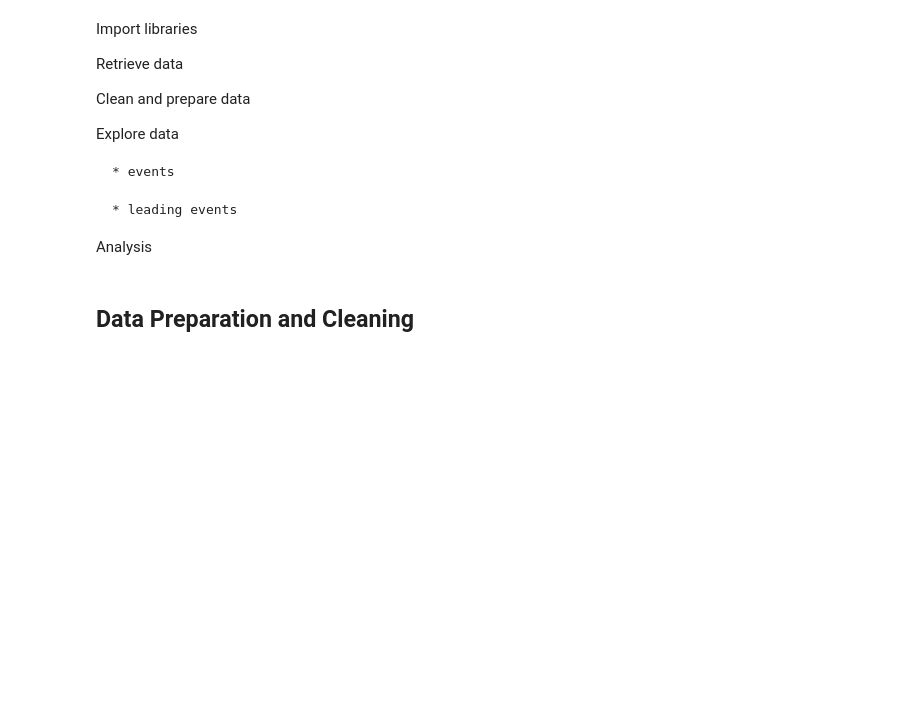
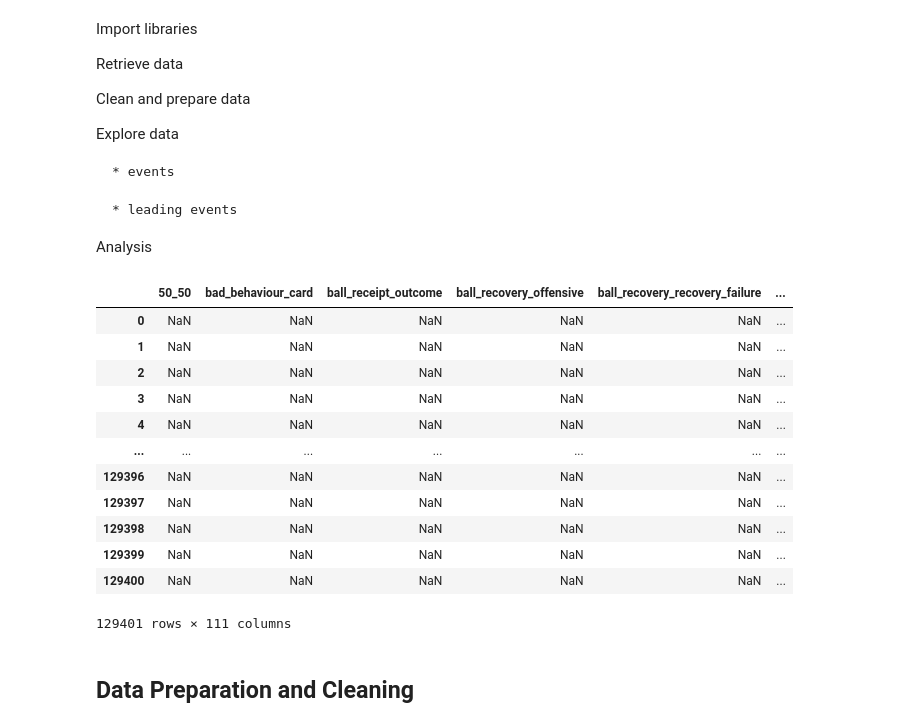
Before and after one commit to harrychurchley/football-sequence-analysis, a Jupyter notebook: arsenal-0304.ipynb, the cells around one changed output. Drawn from its saved outputs; the diff is of its cells as text; code cells hidden in the pictures; blank space fills up the shorter version.

```diff
--- a/arsenal-0304.ipynb
+++ b/arsenal-0304.ipynb
@@ -45,3 +45,19 @@ all_events = sb.competition_events(
     season="2003/2004",
     gender="male"
 )
+# %%
+all_events
+# %% [output]
+|  | 50_50 | bad_behaviour_card | ball_receipt_outcome | ball_recovery_offensive | ball_recovery_recovery_failure | ... |
+| 0 | NaN | NaN | NaN | NaN | NaN | ... |
+| 1 | NaN | NaN | NaN | NaN | NaN | ... |
+| 2 | NaN | NaN | NaN | NaN | NaN | ... |
+| 3 | NaN | NaN | NaN | NaN | NaN | ... |
+| 4 | NaN | NaN | NaN | NaN | NaN | ... |
+| ... | ... | ... | ... | ... | ... | ... |
+| 129396 | NaN | NaN | NaN | NaN | NaN | ... |
+| 129397 | NaN | NaN | NaN | NaN | NaN | ... |
+| 129398 | NaN | NaN | NaN | NaN | NaN | ... |
+| 129399 | NaN | NaN | NaN | NaN | NaN | ... |
+| 129400 | NaN | NaN | NaN | NaN | NaN | ... |
+129401 rows × 111 columns
```
Also changed, not shown: parts of 2 cells of this notebook, 1 other file.
